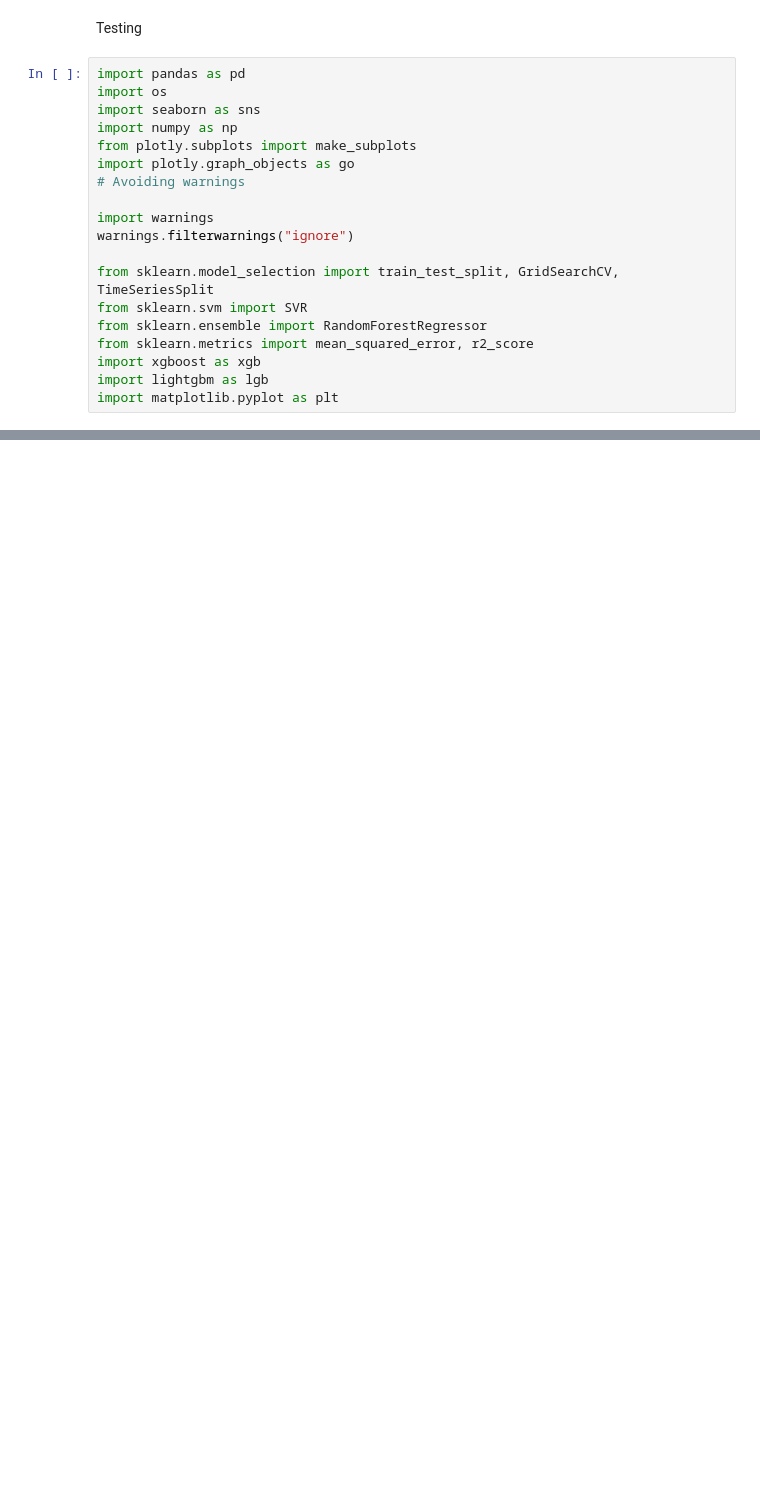
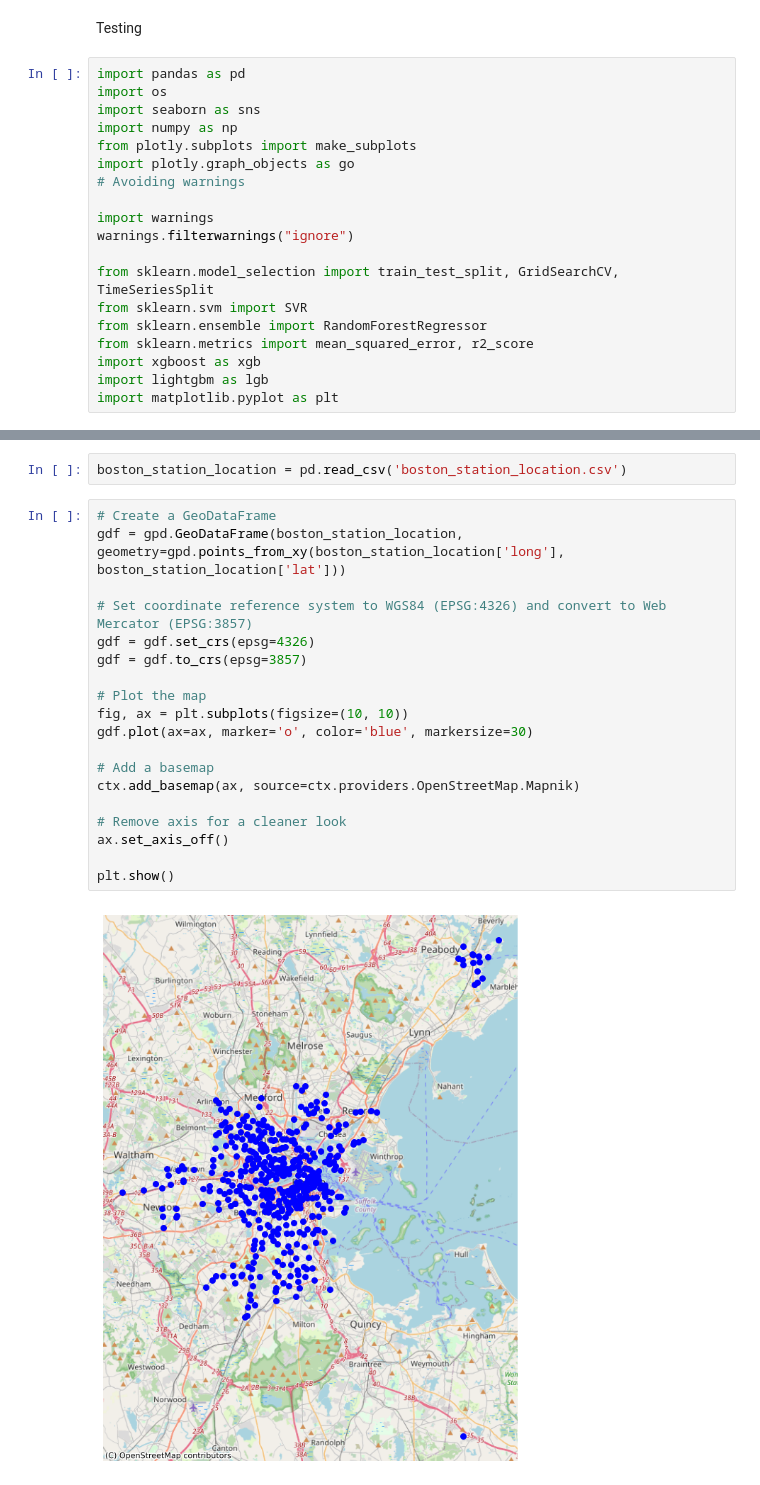
Before and after one commit to raphaelElearning/MSC_DA_Repeat, a Jupyter notebook: Testing.ipynb, the cells around one changed output, grey strips where cells are left out. Cells and saved outputs as stored; diff of their text form; blank space fills up the shorter version.

```diff
--- a/Testing.ipynb
+++ b/Testing.ipynb
@@ -173,0 +67,23 @@ plt.show()
+# %%
+boston_station_location = pd.read_csv('boston_station_location.csv')
+# %%
+# Create a GeoDataFrame
+gdf = gpd.GeoDataFrame(boston_station_location, geometry=gpd.points_from_xy(boston_station_location['long'], boston_station_location['lat']))
+
+# Set coordinate reference system to WGS84 (EPSG:4326) and convert to Web Mercator (EPSG:3857)
+gdf = gdf.set_crs(epsg=4326)
+gdf = gdf.to_crs(epsg=3857)
+
+# Plot the map
+fig, ax = plt.subplots(figsize=(10, 10))
+gdf.plot(ax=ax, marker='o', color='blue', markersize=30)
+
+# Add a basemap
+ctx.add_basemap(ax, source=ctx.providers.OpenStreetMap.Mapnik)
+
+# Remove axis for a cleaner look
+ax.set_axis_off()
+
+plt.show()
+# %% [output]
+[figure, added]
```
Also changed, not shown: parts of 19 cells of this notebook, 1 other file.
